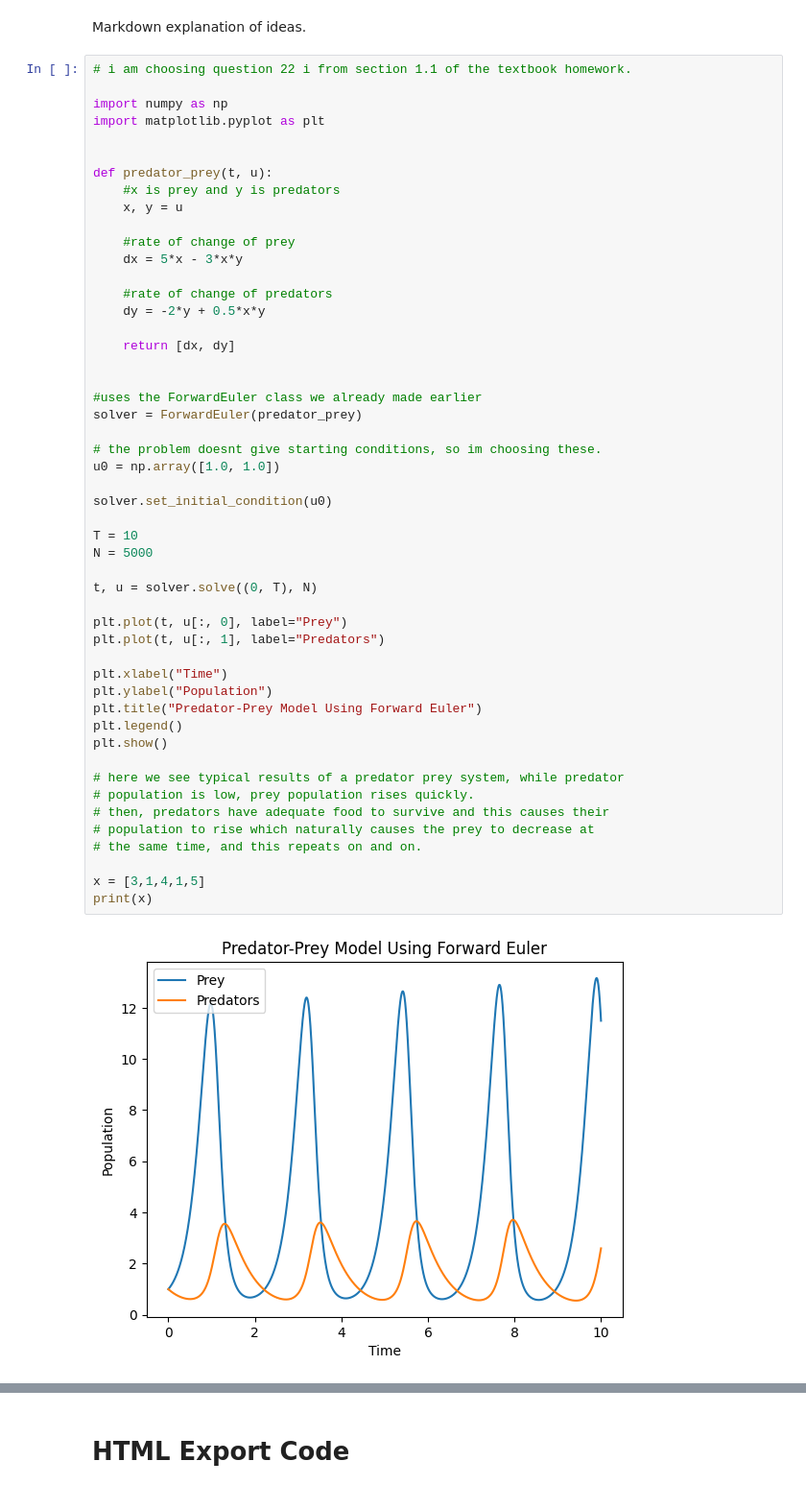
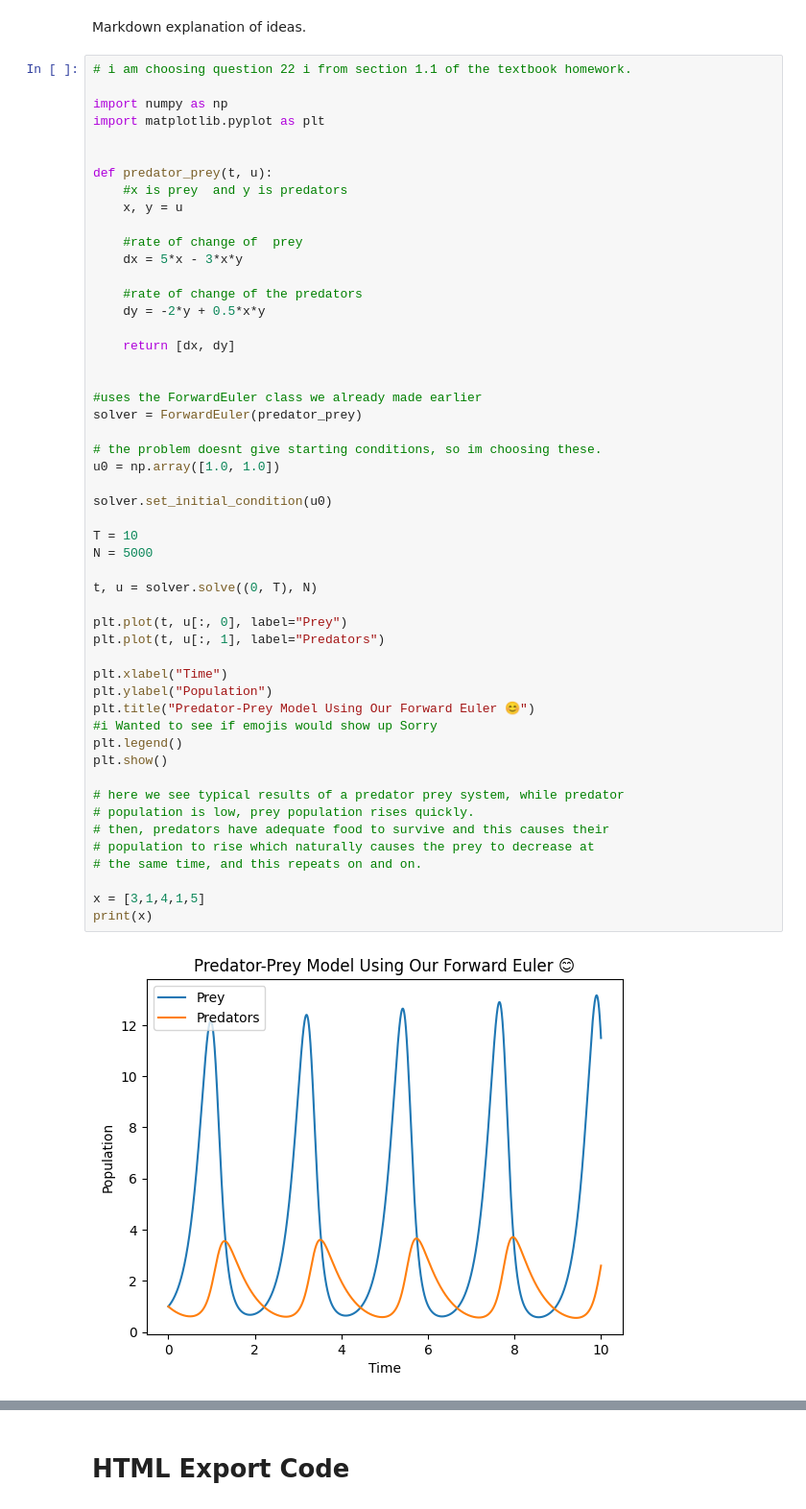
Before and after one commit to griffinhampton/snailsongame, a Jupyter notebook: DifferentialEquations/Projects/Project_Template.ipynb, the cells around one changed output, grey strips where cells are left out. Shown at 96% size. Saved outputs shown, nothing was run; the diff lists cells and outputs as text.

```diff
--- a/DifferentialEquations/Projects/Project_Template.ipynb
+++ b/DifferentialEquations/Projects/Project_Template.ipynb
@@ -589,13 +590,13 @@ import matplotlib.pyplot as plt
 
 
 def predator_prey(t, u):
-    #x is prey and y is predators
+    #x is prey  and y is predators
     x, y = u
 
-    #rate of change of prey
+    #rate of change of  prey
     dx = 5*x - 3*x*y
 
-    #rate of change of predators
+    #rate of change of the predators
     dy = -2*y + 0.5*x*y
 
     return [dx, dy]
@@ -604,35 +605,36 @@ def predator_prey(t, u):
 #uses the ForwardEuler class we already made earlier
 solver = ForwardEuler(predator_prey)
 
 # the problem doesnt give starting conditions, so im choosing these.
 u0 = np.array([1.0, 1.0])
 
 solver.set_initial_condition(u0)
 
 T = 10
 N = 5000
 
 t, u = solver.solve((0, T), N)
 
 plt.plot(t, u[:, 0], label="Prey")
 plt.plot(t, u[:, 1], label="Predators")
 
 plt.xlabel("Time")
 plt.ylabel("Population")
-plt.title("Predator-Prey Model Using Forward Euler")
+plt.title("Predator-Prey Model Using Our Forward Euler 😊")
+#i Wanted to see if emojis would show up Sorry
 plt.legend()
 plt.show()
 
 # here we see typical results of a predator prey system, while predator
 # population is low, prey population rises quickly.
 # then, predators have adequate food to survive and this causes their
 # population to rise which naturally causes the prey to decrease at
 # the same time, and this repeats on and on.
 
 x = [3,1,4,1,5]
 print(x)
 # %% [output]
-[figure, old version]
+[figure, new version]
 [3, 1, 4, 1, 5]
 # %% [markdown]
 # HTML Export Code
```
Also changed, not shown: parts of 3 cells of this notebook.
